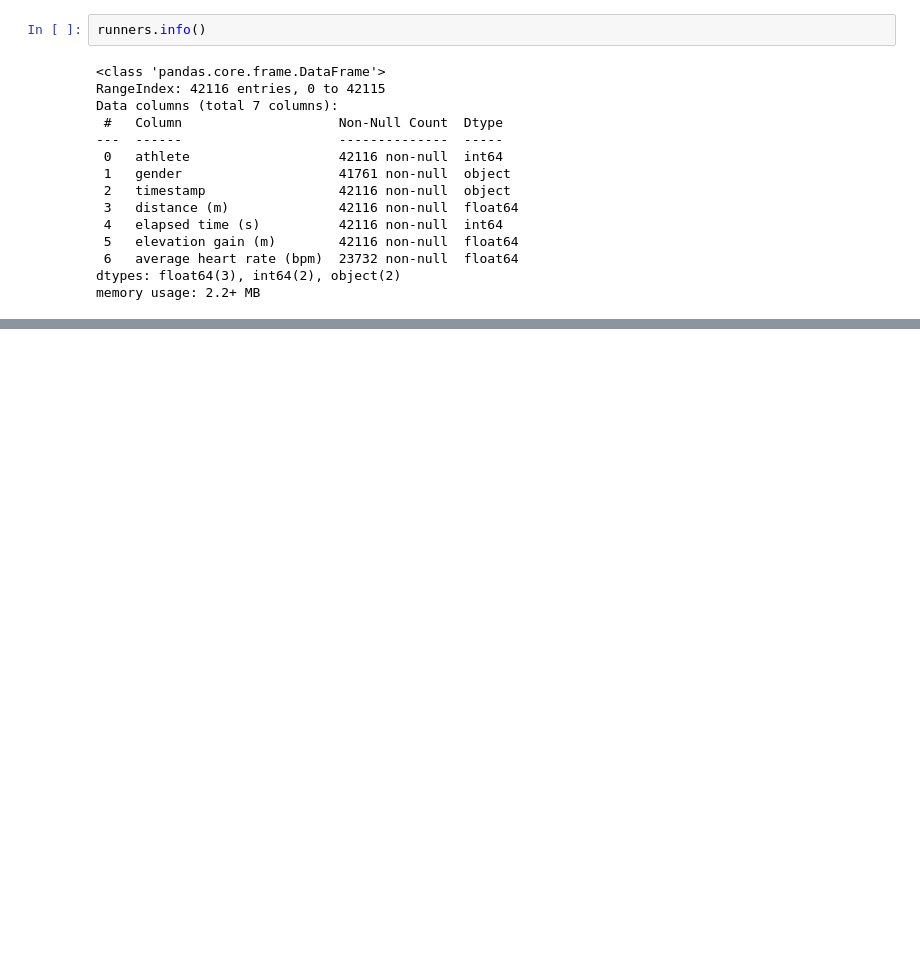
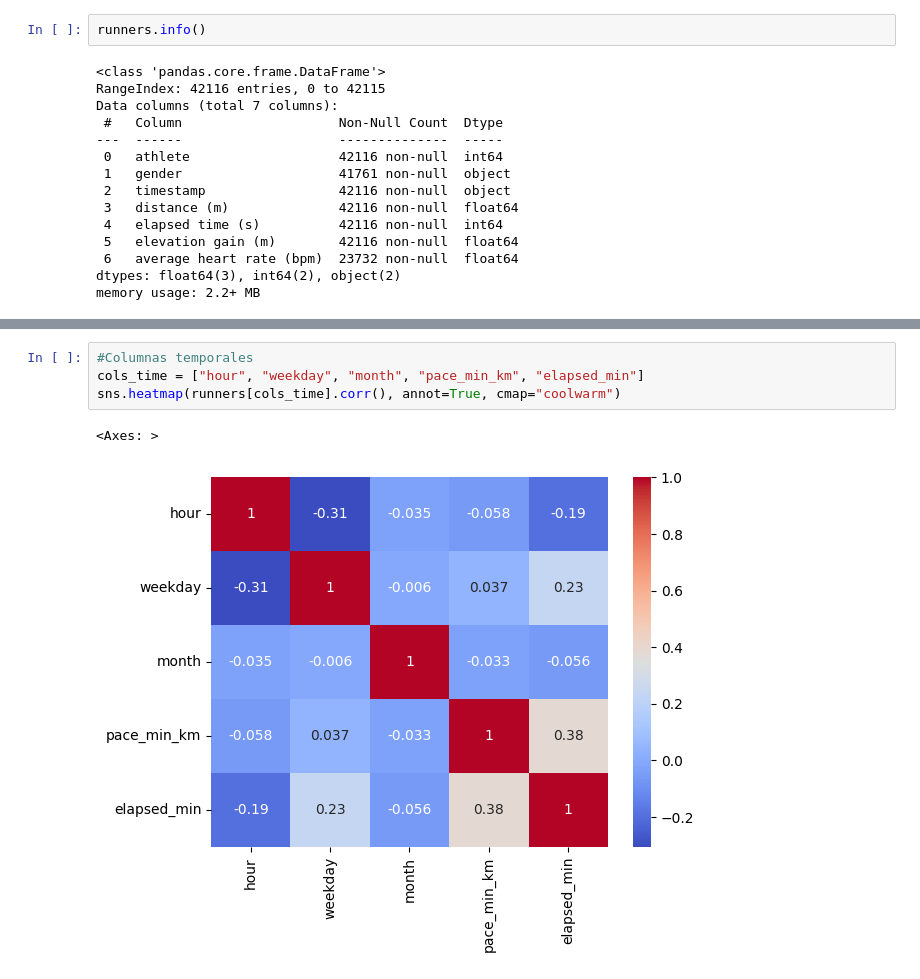
Before and after one commit to asierrodri/EDA-Running, a Jupyter notebook: Correr.ipynb, the cells around one changed output, grey strips where cells are left out. Drawn from its saved outputs; the diff is of its cells as text; blank space fills up the shorter version.

```diff
--- a/Correr.ipynb
+++ b/Correr.ipynb
@@ -98,0 +179,7 @@ runner_asier_cadencia[["Ritmo medio"]]
+# %%
+#Columnas temporales
+cols_time = ["hour", "weekday", "month", "pace_min_km", "elapsed_min"]
+sns.heatmap(runners[cols_time].corr(), annot=True, cmap="coolwarm")
+# %% [output]
+<Axes: >
+[figure, added]
```
Also changed, not shown: parts of 31 cells of this notebook, 15 other files.
